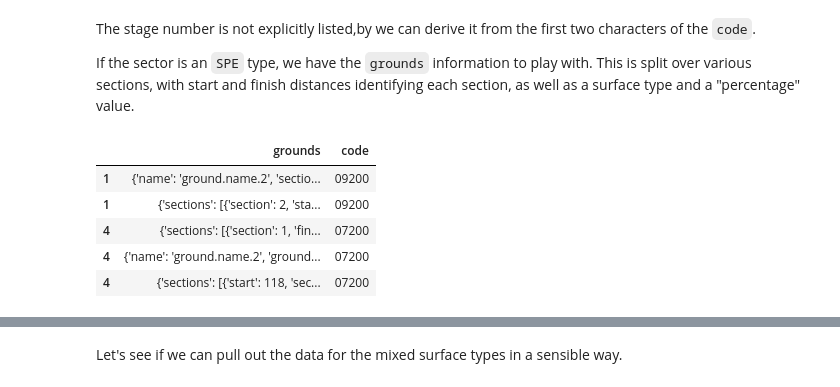
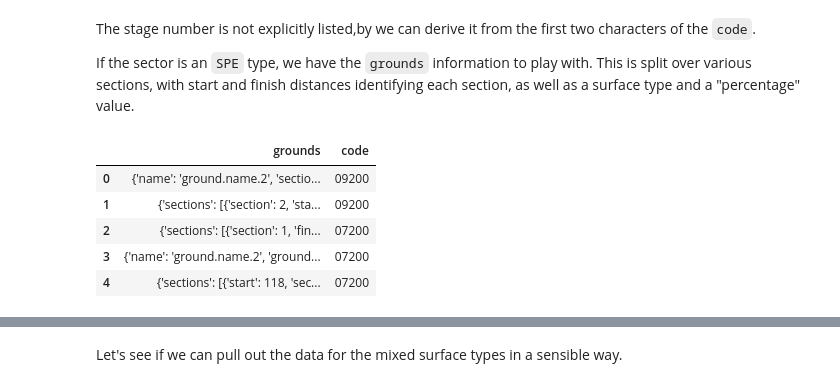
Before and after one commit to RallyDataJunkie/wrangling_dakar_2025, a Jupyter notebook: src/14_stages.ipynb, the cells around one changed output, grey strips where cells are left out. Saved outputs shown, nothing was run; the diff lists cells and outputs as text; code cells hidden in the pictures.

```diff
--- a/src/14_stages.ipynb
+++ b/src/14_stages.ipynb
@@ -144,16 +142,13 @@ If the sector is an `SPE` type, we have the `grounds` information to play with.
 # %%
 # Get the sectors with grounds data
 competitive_sectors = sectors_df[['grounds', 'code']].dropna(
-    axis="index").explode('grounds')
-
-# Cast the long sectors data to a dataframe
-# grounds_df = pd.json_normalize(competitive_sectors)
+    axis="index").explode('grounds').reset_index(drop=True)
 
 competitive_sectors.head()
 # %% [output]
 |  | grounds | code |
-| 1 | {'name': 'ground.name.2', 'sectio... | 09200 |
+| 0 | {'name': 'ground.name.2', 'sectio... | 09200 |
 | 1 | {'sections': [{'section': 2, 'sta... | 09200 |
-| 4 | {'sections': [{'section': 1, 'fin... | 07200 |
-| 4 | {'name': 'ground.name.2', 'ground... | 07200 |
+| 2 | {'sections': [{'section': 1, 'fin... | 07200 |
+| 3 | {'name': 'ground.name.2', 'ground... | 07200 |
 | 4 | {'sections': [{'start': 118, 'sec... | 07200 |
```
Also changed, not shown: parts of 7 cells of this notebook, 10 other files.
